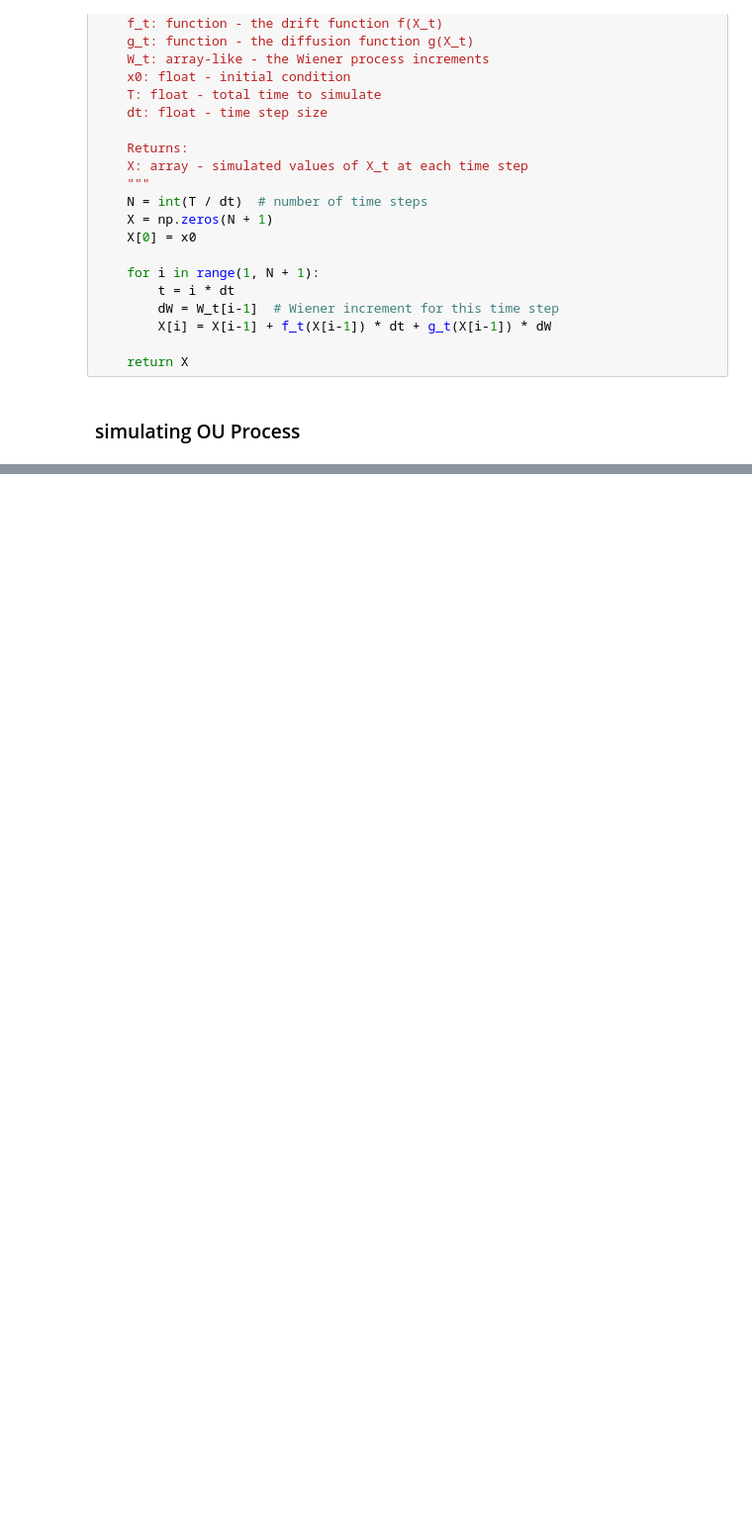
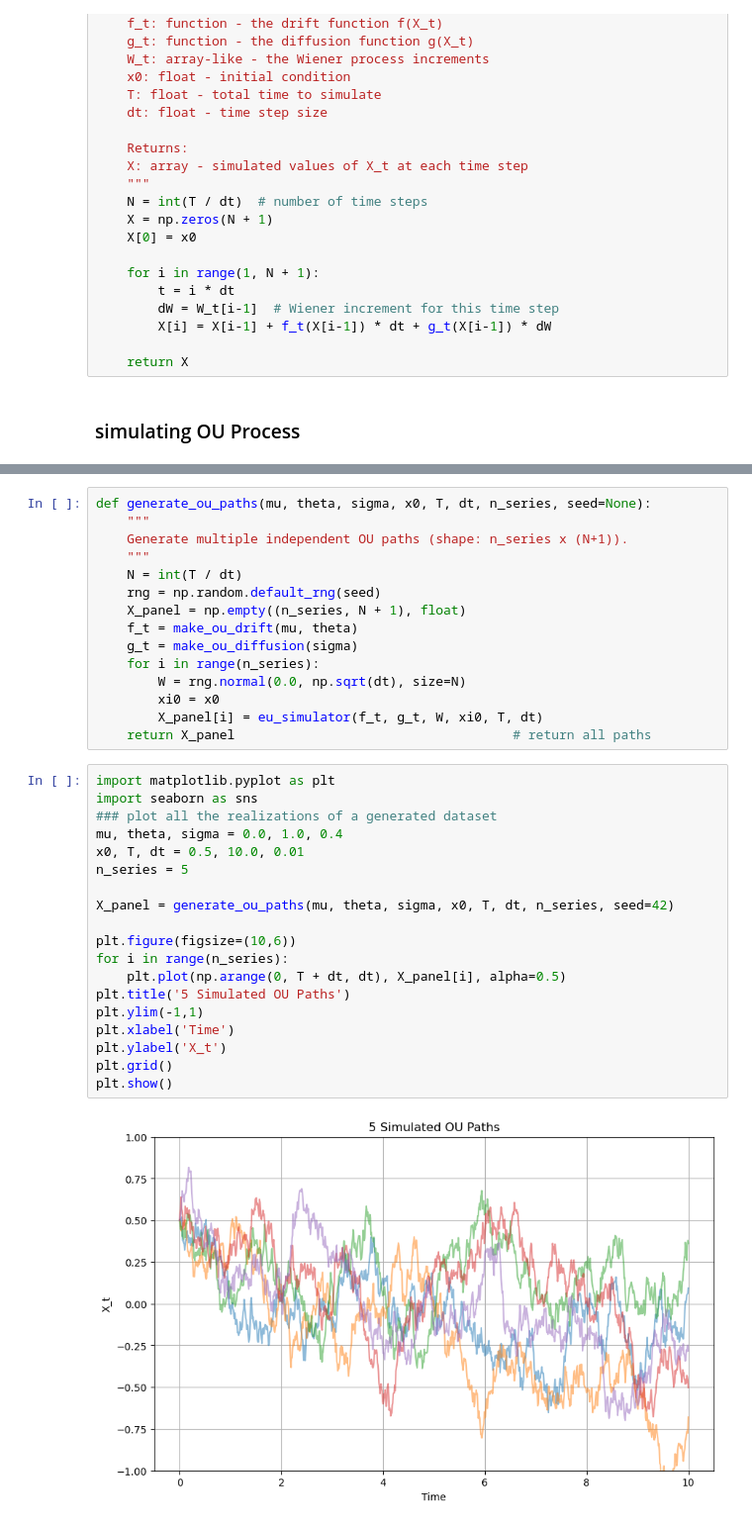
Before and after one commit to alan-w25/ese4380-project, a Jupyter notebook: notebooks/test_sim.ipynb, the cells around one changed output, grey strips where cells are left out. Shown: that part at 99% size. Saved outputs shown, nothing was run; the diff lists cells and outputs as text; blank space fills up the shorter version.

Commit message:
added ou panel

```diff
--- a/notebooks/test_sim.ipynb
+++ b/notebooks/test_sim.ipynb
@@ -49,0 +70,36 @@ Intel MKL WARNING: Support of Intel(R) Streaming SIMD Extensions 4.2 (Intel(R) S
+# %%
+def generate_ou_paths(mu, theta, sigma, x0, T, dt, n_series, seed=None):
+    """
+    Generate multiple independent OU paths (shape: n_series x (N+1)).
+    """
+    N = int(T / dt)
+    rng = np.random.default_rng(seed)
+    X_panel = np.empty((n_series, N + 1), float)
+    f_t = make_ou_drift(mu, theta)
+    g_t = make_ou_diffusion(sigma)
+    for i in range(n_series):
+        W = rng.normal(0.0, np.sqrt(dt), size=N)
+        xi0 = x0
+        X_panel[i] = eu_simulator(f_t, g_t, W, xi0, T, dt)
+    return X_panel                                    # return all paths
+# %%
+import matplotlib.pyplot as plt
+import seaborn as sns
+### plot all the realizations of a generated dataset
+mu, theta, sigma = 0.0, 1.0, 0.4
+x0, T, dt = 0.5, 10.0, 0.01
+n_series = 5
+
+X_panel = generate_ou_paths(mu, theta, sigma, x0, T, dt, n_series, seed=42)
+
+plt.figure(figsize=(10,6))
+for i in range(n_series):
+    plt.plot(np.arange(0, T + dt, dt), X_panel[i], alpha=0.5)
+plt.title('5 Simulated OU Paths')
+plt.ylim(-1,1)
+plt.xlabel('Time')
+plt.ylabel('X_t')
+plt.grid()
+plt.show()
+# %% [output]
+[figure, added]
```
Also changed, not shown: parts of 6 cells of this notebook, 3 other files.
